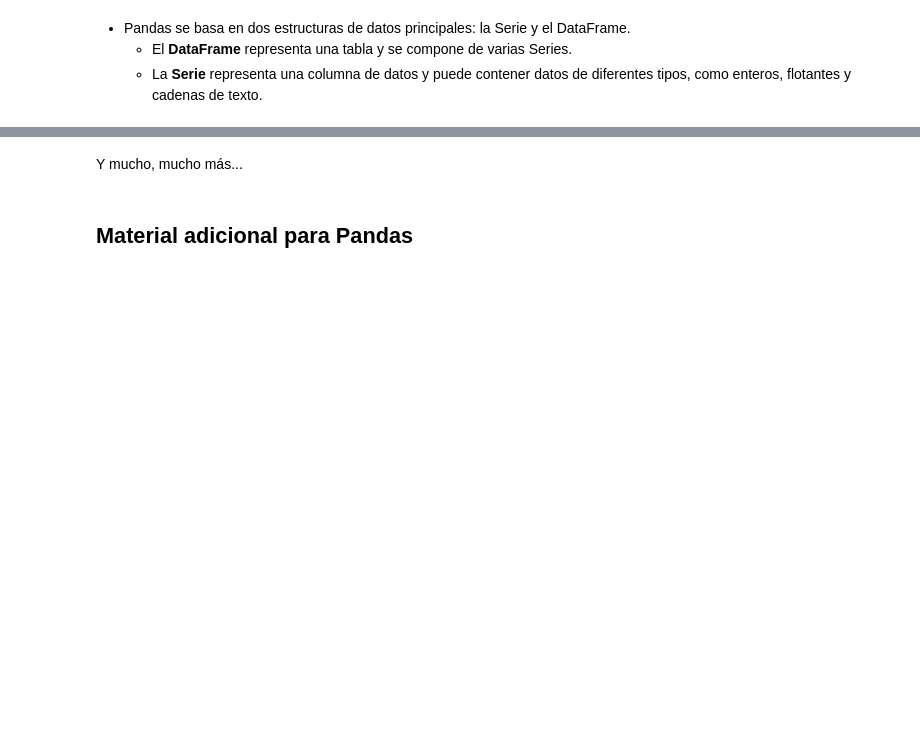
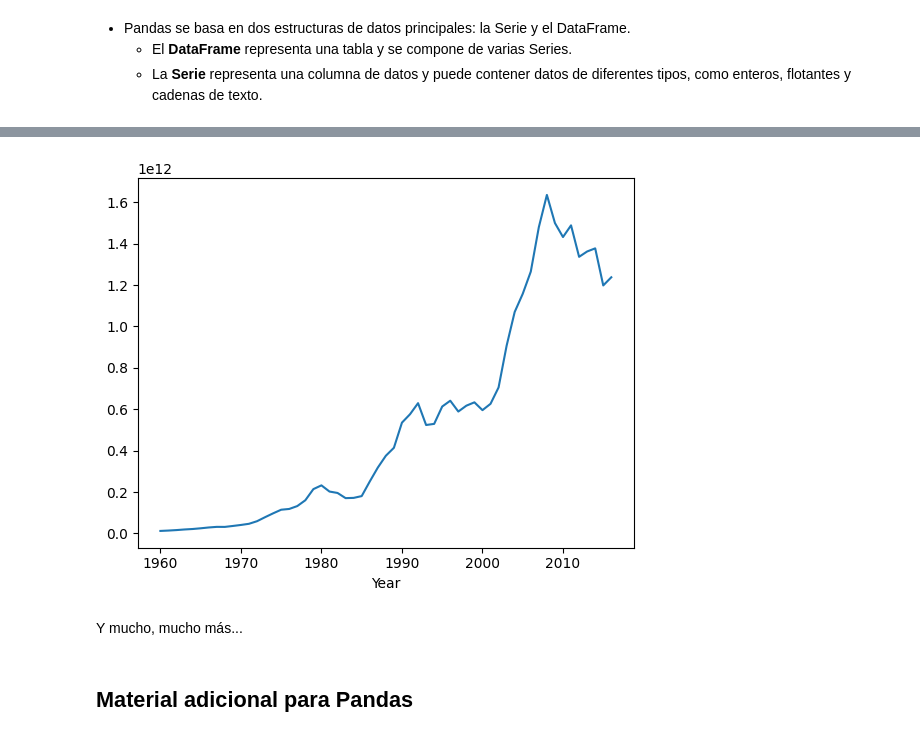
Before and after one commit to jgchaparro/Seminario-Introduccion-Python-Ironhack-16-04-2023, a Jupyter notebook: Introducción a Python Ironhack - Versión del estudiante.ipynb, the cells around one changed output, grey strips where cells are left out. Cells and saved outputs as stored; diff of their text form; code cells hidden in the pictures; blank space fills up the shorter version.

```diff
--- a/Introducción a Python Ironhack - Versión del estudiante.ipynb
+++ b/Introducción a Python Ironhack - Versión del estudiante.ipynb
@@ -331,4 +351,5 @@ lista_anidada = [[1, 2], [3, 4]]
 # %%
 # Si ejecutas esto en Colab, usa esta celda
+datos = pd.read_csv("https://raw.githubusercontent.com/jgchaparro/Seminario-Introduccion-Python-Ironhack-16-04-2023/main/archivos/PIB.csv")
 # %%
 # Enseñar la tabla
@@ -345,2 +413,4 @@ lista_anidada = [[1, 2], [3, 4]]
 # %%
 # Sacar datos de un solo país
+españa = datos[datos['Country Name'] == 'Spain']
+españa
@@ -349,7 +456,11 @@ lista_anidada = [[1, 2], [3, 4]]
 # %%
 # Usar los años como índices
+españa.set_index('Year', inplace = True)
 # %%
 # Hacer una gráfica básica
+españa['Value'].plot();
+# %% [output]
+[figure, added]
 # %% [markdown]
 Y mucho, mucho más...
 # %% [markdown]
```
Also changed, not shown: parts of 31 cells of this notebook.
